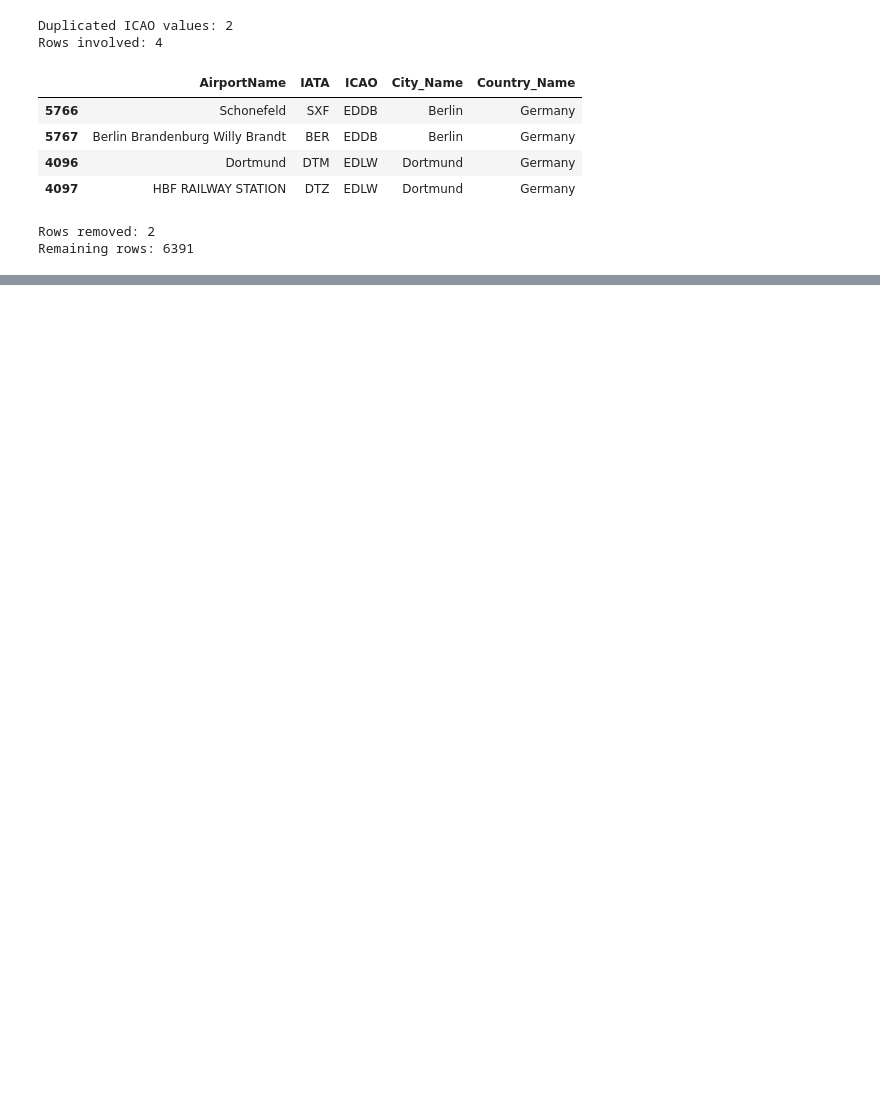
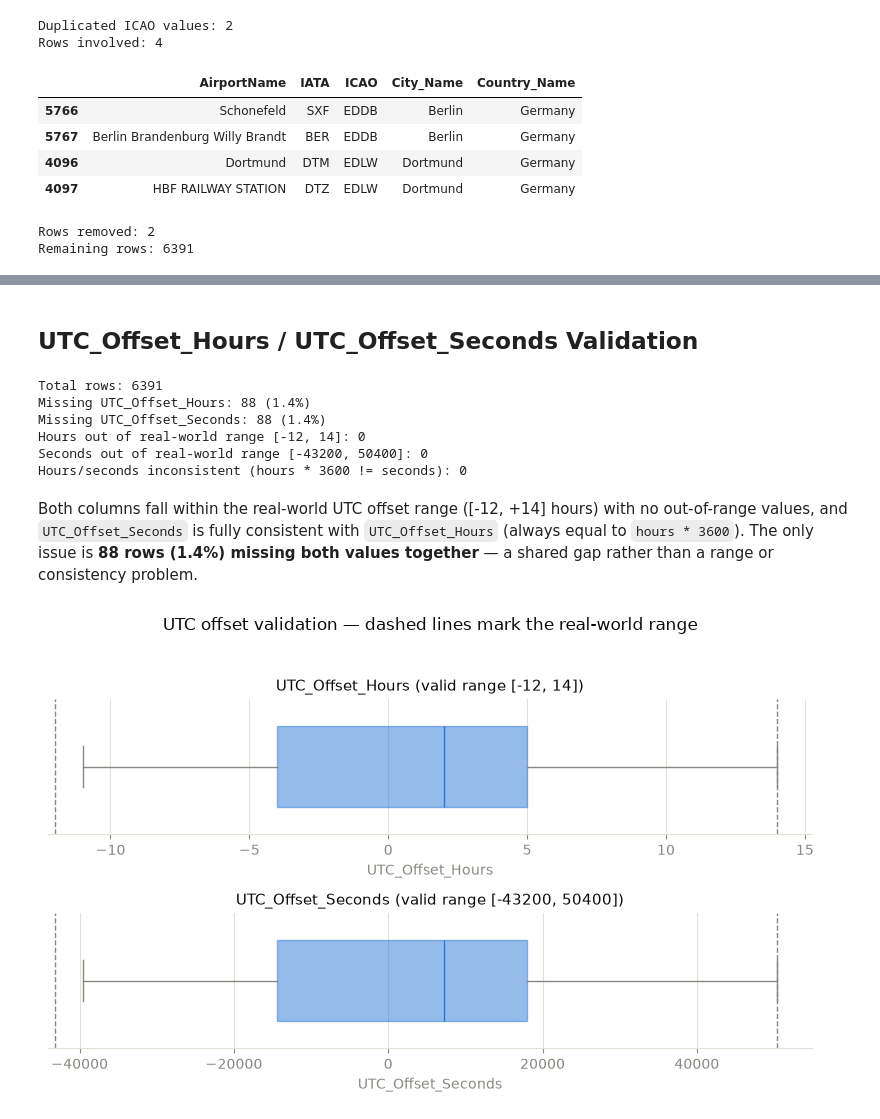
Before and after one commit to Wh4130/Web-Data-Integration-Project, a Jupyter notebook: notebooks/Kaggle_data_cleaning/Kaggle_data_cleaning.ipynb, the cells around one changed output, grey strips where cells are left out. Cells and saved outputs as stored; diff of their text form; code cells hidden in the pictures; blank space fills up the shorter version.

```diff
--- a/notebooks/Kaggle_data_cleaning/Kaggle_data_cleaning.ipynb
+++ b/notebooks/Kaggle_data_cleaning/Kaggle_data_cleaning.ipynb
@@ -134,0 +191,70 @@ out-of-bounds coordinates remaining: 0
+# %% [markdown]
+## UTC_Offset_Hours / UTC_Offset_Seconds Validation
+# %%
+hours, seconds = data["UTC_Offset_Hours"], data["UTC_Offset_Seconds"]
+
+n_total = len(data)
+n_null_hours = hours.isna().sum()
+n_null_seconds = seconds.isna().sum()
+n_hours_oob = ((hours < -12) | (hours > 14)).sum()
+n_seconds_oob = ((seconds < -12 * 3600) | (seconds > 14 * 3600)).sum()
+n_mismatch = ((hours * 3600 - seconds).abs() > 1).sum()
+
+print(f"Total rows: {n_total}")
+print(f"Missing UTC_Offset_Hours: {n_null_hours} ({n_null_hours / n_total:.1%})")
+print(f"Missing UTC_Offset_Seconds: {n_null_seconds} ({n_null_seconds / n_total:.1%})")
+print(f"Hours out of real-world range [-12, 14]: {n_hours_oob}")
+print(f"Seconds out of real-world range [-43200, 50400]: {n_seconds_oob}")
+print(f"Hours/seconds inconsistent (hours * 3600 != seconds): {n_mismatch}")
+# %% [output]
+Total rows: 6391
+Missing UTC_Offset_Hours: 88 (1.4%)
+Missing UTC_Offset_Seconds: 88 (1.4%)
+Hours out of real-world range [-12, 14]: 0
+Seconds out of real-world range [-43200, 50400]: 0
+Hours/seconds inconsistent (hours * 3600 != seconds): 0
+# %% [markdown]
+Both columns fall within the real-world UTC offset range ([-12, +14] hours) with no out-of-range values, and `UTC_Offset_Seconds` is fully consistent with `UTC_Offset_Hours` (always equal to `hours * 3600`). The only issue is **88 rows (1.4%) missing both values together** — a shared gap rather than a range or consistency problem.
+# %%
+fig, axes = plt.subplots(2, 1, figsize=(8, 5))
+
+box_color = "#2a78d6"
+flag_color = "#898781"
+grid_color = "#e1e0d9"
+muted = "#898781"
+ink = "#0b0b0b"
+
+specs = [
+    (axes[0], hours.dropna(), "UTC_Offset_Hours", -12, 14),
+    (axes[1], seconds.dropna(), "UTC_Offset_Seconds", -12 * 3600, 14 * 3600),
+]
+
+for ax, series, name, lo, hi in specs:
+    bp = ax.boxplot(
+        series,
+        vert=False,
+        widths=0.6,
+        patch_artist=True,
+        boxprops=dict(facecolor=box_color, edgecolor=box_color, alpha=0.5),
+        medianprops=dict(color=box_color),
+        whiskerprops=dict(color=muted),
+        capprops=dict(color=muted),
+        flierprops=dict(markeredgecolor=muted, markersize=4),
+    )
+    ax.axvline(lo, color=flag_color, linestyle="--", linewidth=1)
+    ax.axvline(hi, color=flag_color, linestyle="--", linewidth=1)
+    ax.set_title(f"{name} (valid range [{lo}, {hi}])", color=ink, fontsize=11)
+    ax.set_xlabel(name, color=muted)
+    ax.set_yticks([])
+    ax.grid(axis="x", color=grid_color, linewidth=0.8)
+    ax.set_axisbelow(True)
+    for spine in ["top", "right", "left"]:
+        ax.spines[spine].set_visible(False)
+    ax.spines["bottom"].set_color(grid_color)
+    ax.tick_params(colors=muted)
+
+fig.suptitle("UTC offset validation — dashed lines mark the real-world range", color=ink, fontsize=12)
+fig.tight_layout(rect=[0, 0, 1, 0.95])
+plt.show()
+# %% [output]
+[figure, added]
```
Also changed, not shown: parts of 30 cells of this notebook, 1 other file.
